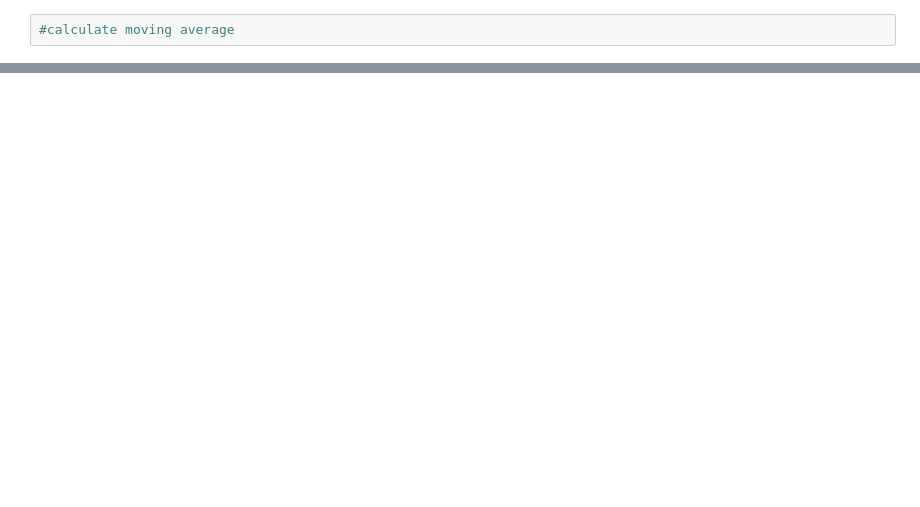
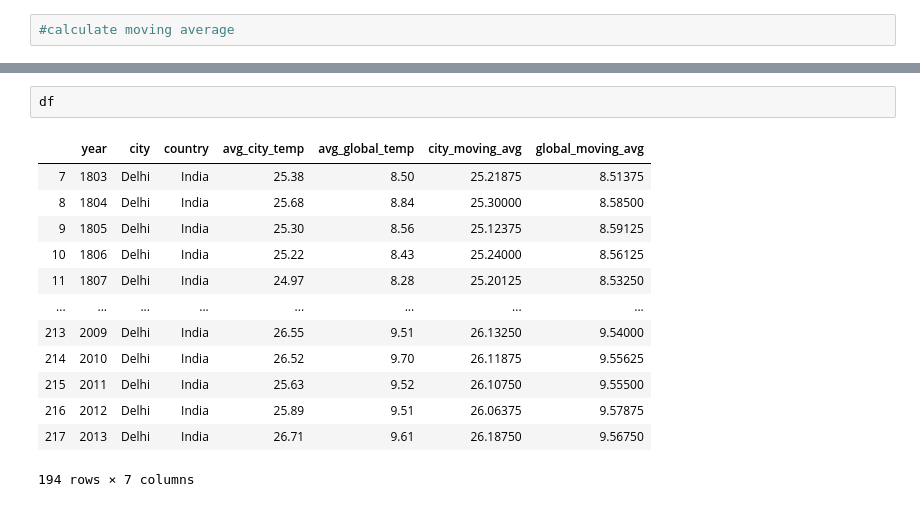
Before and after one commit to abhishek-924/Udacity_Data_Analyst_Nanodegree, a Jupyter notebook: Weather_trends.ipynb, the cells around one changed output, grey strips where cells are left out. Cells and saved outputs as stored; diff of their text form; blank space fills up the shorter version.

```diff
--- a/Weather_trends.ipynb
+++ b/Weather_trends.ipynb
@@ -89,0 +104,16 @@ df.head(10)
+# %%
+df
+# %% [output]
+|  | year | city | country | avg_city_temp | avg_global_temp | city_moving_avg | global_moving_avg |
+| 7 | 1803 | Delhi | India | 25.38 | 8.50 | 25.21875 | 8.51375 |
+| 8 | 1804 | Delhi | India | 25.68 | 8.84 | 25.30000 | 8.58500 |
+| 9 | 1805 | Delhi | India | 25.30 | 8.56 | 25.12375 | 8.59125 |
+| 10 | 1806 | Delhi | India | 25.22 | 8.43 | 25.24000 | 8.56125 |
+| 11 | 1807 | Delhi | India | 24.97 | 8.28 | 25.20125 | 8.53250 |
+| ... | ... | ... | ... | ... | ... | ... | ... |
+| 213 | 2009 | Delhi | India | 26.55 | 9.51 | 26.13250 | 9.54000 |
+| 214 | 2010 | Delhi | India | 26.52 | 9.70 | 26.11875 | 9.55625 |
+| 215 | 2011 | Delhi | India | 25.63 | 9.52 | 26.10750 | 9.55500 |
+| 216 | 2012 | Delhi | India | 25.89 | 9.51 | 26.06375 | 9.57875 |
+| 217 | 2013 | Delhi | India | 26.71 | 9.61 | 26.18750 | 9.56750 |
+194 rows × 7 columns
```
Also changed, not shown: parts of 14 cells of this notebook.
